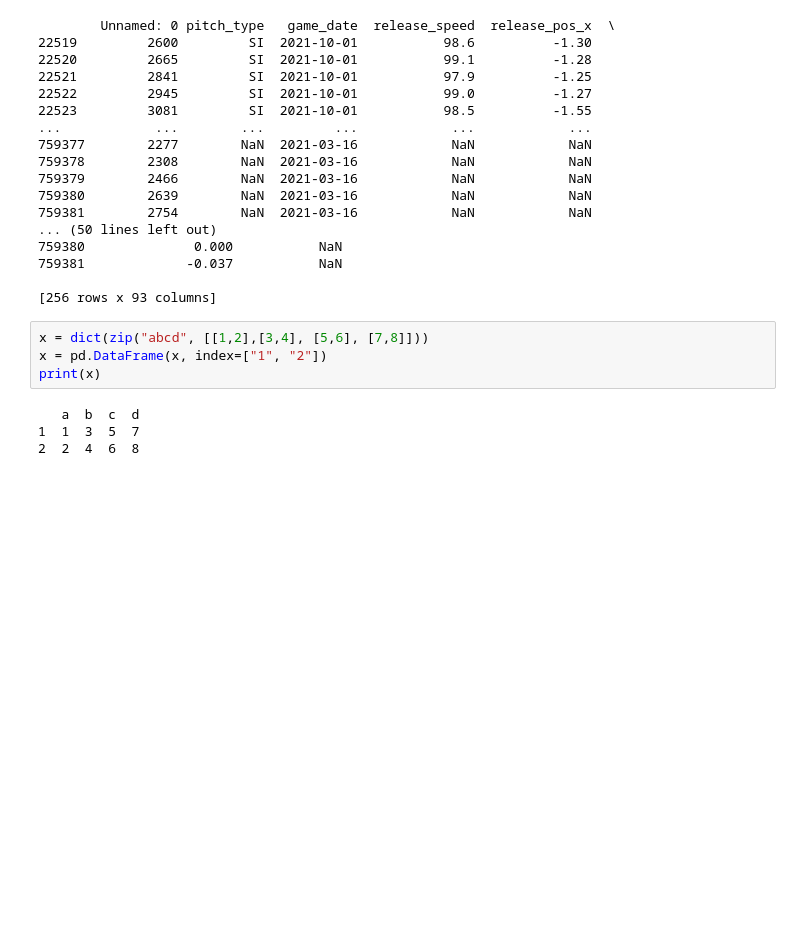
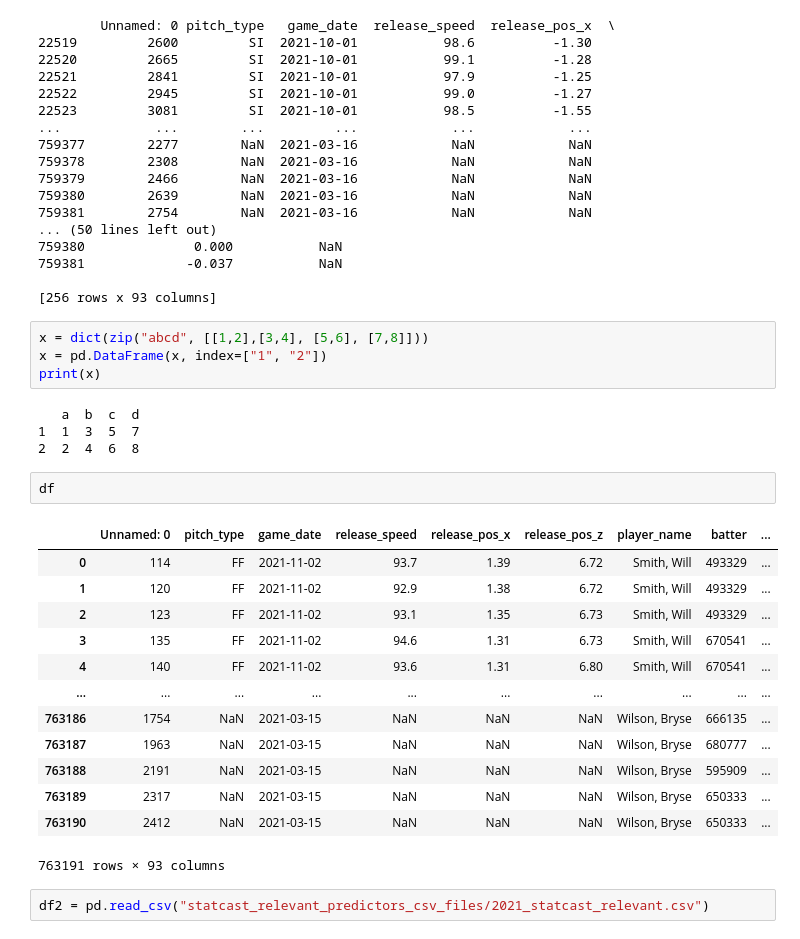
Before and after one commit to lbench/baseball, a Jupyter notebook: exploration.ipynb, the cells around one changed output. Saved outputs shown, nothing was run; the diff lists cells and outputs as text; blank space fills up the shorter version.

```diff
--- a/exploration.ipynb
+++ b/exploration.ipynb
@@ -79,3 +79,21 @@ print(x)
    a  b  c  d
 1  1  3  5  7
 2  2  4  6  8
+# %%
+df
+# %% [output]
+|  | Unnamed: 0 | pitch_type | game_date | release_speed | release_pos_x | release_pos_z | player_name | batter | ... |
+| 0 | 114 | FF | 2021-11-02 | 93.7 | 1.39 | 6.72 | Smith, Will | 493329 | ... |
+| 1 | 120 | FF | 2021-11-02 | 92.9 | 1.38 | 6.72 | Smith, Will | 493329 | ... |
+| 2 | 123 | FF | 2021-11-02 | 93.1 | 1.35 | 6.73 | Smith, Will | 493329 | ... |
+| 3 | 135 | FF | 2021-11-02 | 94.6 | 1.31 | 6.73 | Smith, Will | 670541 | ... |
+| 4 | 140 | FF | 2021-11-02 | 93.6 | 1.31 | 6.80 | Smith, Will | 670541 | ... |
+| ... | ... | ... | ... | ... | ... | ... | ... | ... | ... |
+| 763186 | 1754 | NaN | 2021-03-15 | NaN | NaN | NaN | Wilson, Bryse | 666135 | ... |
+| 763187 | 1963 | NaN | 2021-03-15 | NaN | NaN | NaN | Wilson, Bryse | 680777 | ... |
+| 763188 | 2191 | NaN | 2021-03-15 | NaN | NaN | NaN | Wilson, Bryse | 595909 | ... |
+| 763189 | 2317 | NaN | 2021-03-15 | NaN | NaN | NaN | Wilson, Bryse | 650333 | ... |
+| 763190 | 2412 | NaN | 2021-03-15 | NaN | NaN | NaN | Wilson, Bryse | 650333 | ... |
+763191 rows × 93 columns
+# %%
+df2 = pd.read_csv("statcast_relevant_predictors_csv_files/2021_statcast_relevant.csv")
```
Also changed, not shown: parts of 5 cells of this notebook, 3 other files.
